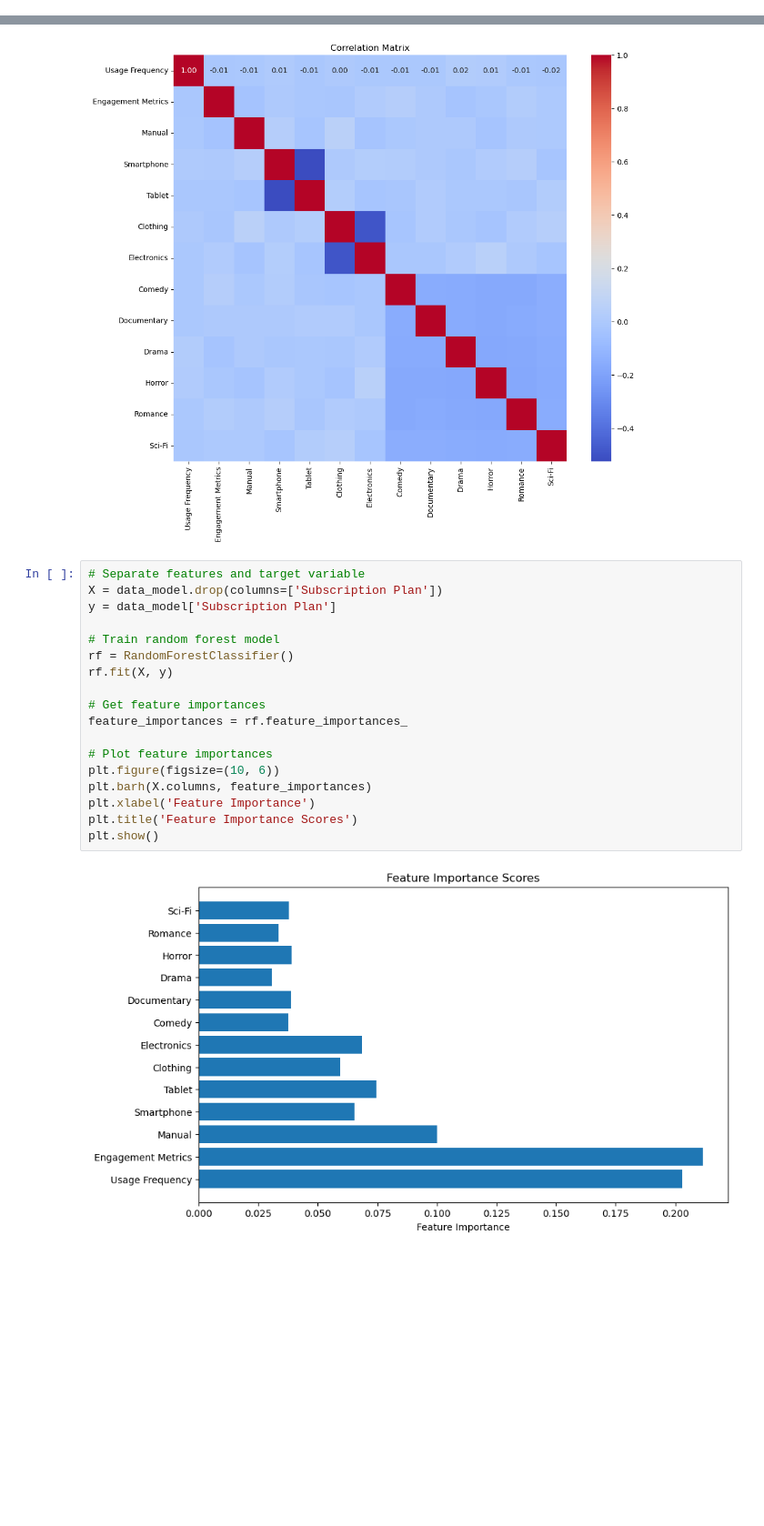
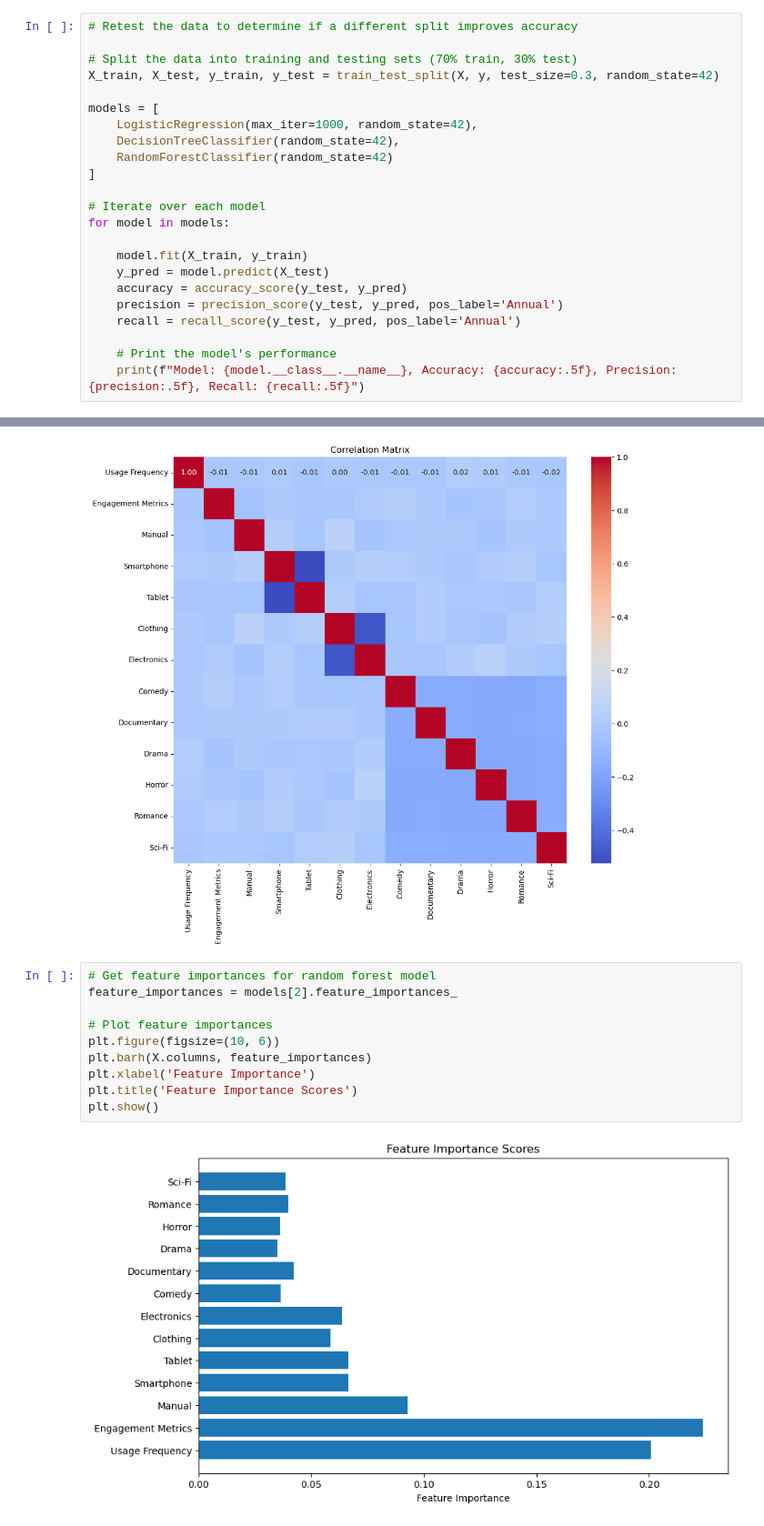
Before and after one commit to LEdwards-Analytics/Predictive-Modeling-for-Amazon-Prime-Subscription-Plans-Insights-from-User-Data, a Jupyter notebook: Amazon Prime Users Analysis.ipynb, the cells around one changed output, grey strips where cells are left out. Shown at 91% size. Cells and saved outputs as stored; diff of their text form; blank space fills up the shorter version.

```diff
--- a/Amazon Prime Users Analysis.ipynb
+++ b/Amazon Prime Users Analysis.ipynb
@@ -270,0 +281,23 @@ Model: RandomForestClassifier, Accuracy: 0.528
+# %%
+# Retest the data to determine if a different split improves accuracy
+
+# Split the data into training and testing sets (70% train, 30% test)
+X_train, X_test, y_train, y_test = train_test_split(X, y, test_size=0.3, random_state=42)
+
+models = [
+    LogisticRegression(max_iter=1000, random_state=42),
+    DecisionTreeClassifier(random_state=42),
+    RandomForestClassifier(random_state=42)
+]
+
+# Iterate over each model
+for model in models:
+
+    model.fit(X_train, y_train)
+    y_pred = model.predict(X_test)
+    accuracy = accuracy_score(y_test, y_pred)
+    precision = precision_score(y_test, y_pred, pos_label='Annual')
+    recall = recall_score(y_test, y_pred, pos_label='Annual')
+
+    # Print the model's performance
+    print(f"Model: {model.__class__.__name__}, Accuracy: {accuracy:.5f}, Precision: {precision:.5f}, Recall: {recall:.5f}")
@@ -280,22 +319,14 @@ plt.show()
 # %% [output]
 [figure]
 # %%
-# Separate features and target variable
-X = data_model.drop(columns=['Subscription Plan'])
-y = data_model['Subscription Plan']
-
-# Train random forest model
-rf = RandomForestClassifier()
-rf.fit(X, y)
-
-# Get feature importances
-feature_importances = rf.feature_importances_
+# Get feature importances for random forest model
+feature_importances = models[2].feature_importances_
 
 # Plot feature importances
 plt.figure(figsize=(10, 6))
 plt.barh(X.columns, feature_importances)
 plt.xlabel('Feature Importance')
 plt.title('Feature Importance Scores')
 plt.show()
 # %% [output]
-[figure, old version]
+[figure, new version]
```
Also changed, not shown: parts of 24 cells of this notebook.
